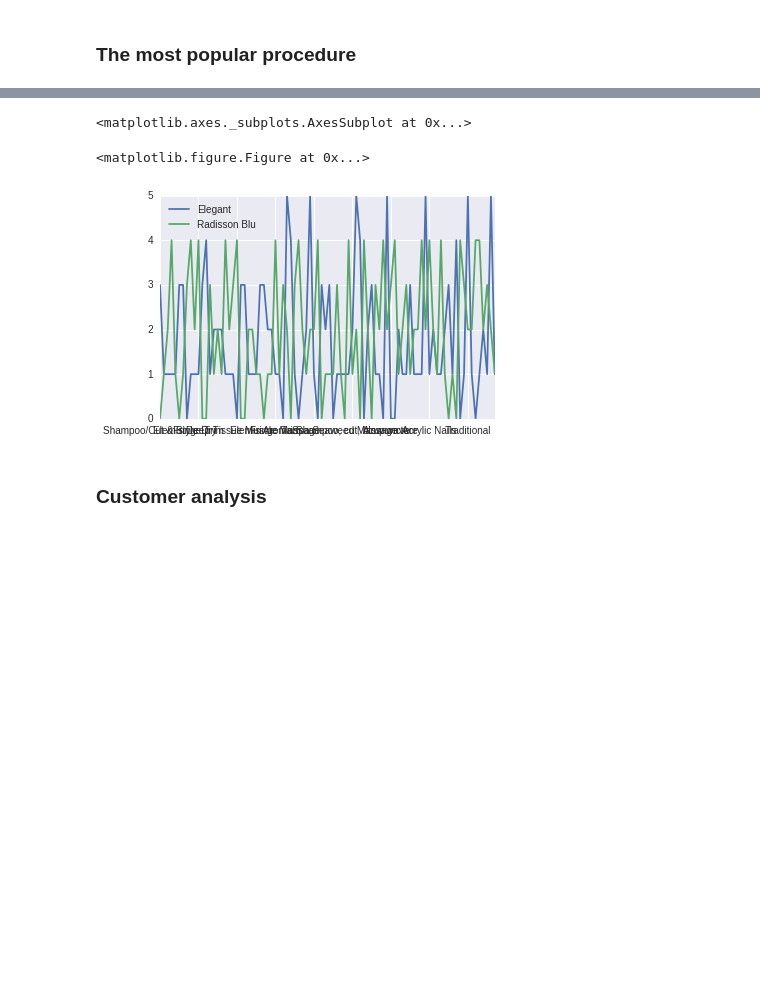
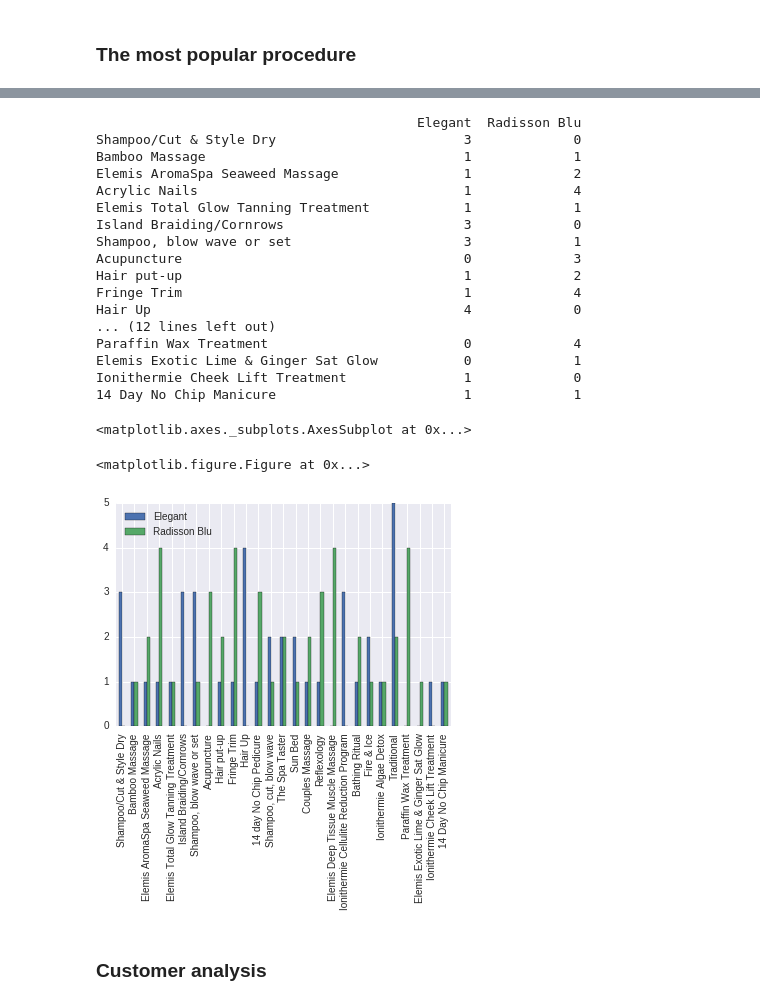
Before and after one commit to iapkarian/cosmetic_dataset, a Jupyter notebook: salon_analysis.ipynb, the cells around one changed output, grey strips where cells are left out. Cells and saved outputs as stored; diff of their text form; code cells hidden in the pictures; blank space fills up the shorter version.

Commit message:
rebug the popular procedure in each of the salons

```diff
--- a/salon_analysis.ipynb
+++ b/salon_analysis.ipynb
@@ -49,43 +51,60 @@ pop_procedure.plot(kind='bar')
 # %%
 #The most popular procedure in each of the salons
-procedures = df['procedure']
+procedures = df['procedure'].unique()
 
 #First salon
 salon_1 = []
 
 for elem in procedures:
     score = 0
     for row in df['procedure'][df['salon'] == 'Elegant']:
         if elem in row:
             score +=1
         else:
             continue
     salon_1.append(score)
 
 #Second salon
 salon_2 = []
 
 for elem in procedures:
     score = 0
     for row in df['procedure'][df['salon'] == 'Radisson Blu']:
         if elem in row:
             score +=1
         else:
             continue
     salon_2.append(score)
 
 #Create a DataFrame
 data = {'Elegant': salon_1,
         'Radisson Blu': salon_2}
 df_count = pd.DataFrame(data, columns=['Elegant', 'Radisson Blu'], index=list(procedures))
-
+print(df_count)
 #Build graf
-plt.figure(figsize=(20,5))
-df_count.plot()
+plt.figure(figsize=(12,5))
+df_count.plot(kind='bar')
 # %% [output]
-<matplotlib.axes._subplots.AxesSubplot at 0x...>
+                                         Elegant  Radisson Blu
+Shampoo/Cut & Style Dry                        3             0
+Bamboo Massage                                 1             1
+Elemis AromaSpa Seaweed Massage                1             2
+Acrylic Nails                                  1             4
+Elemis Total Glow Tanning Treatment            1             1
+Island Braiding/Cornrows                       3             0
+Shampoo, blow wave or set                      3             1
+Acupuncture                                    0             3
+Hair put-up                                    1             2
+Fringe Trim                                    1             4
+Hair Up                                        4             0
+... (12 lines left out)
+Paraffin Wax Treatment                         0             4
+Elemis Exotic Lime & Ginger Sat Glow           0             1
+Ionithermie Cheek Lift Treatment               1             0
+14 Day No Chip Manicure                        1             1
-<matplotlib.figure.Figure at 0x...>
+<matplotlib.axes._subplots.AxesSubplot at 0x...>
+<matplotlib.figure.Figure at 0x...>
-[figure, old version]
+[figure, new version]
 # %% [markdown]
 ### Сustomer analysis
 # %%
```
Also changed, not shown: parts of 1 cell of this notebook.
